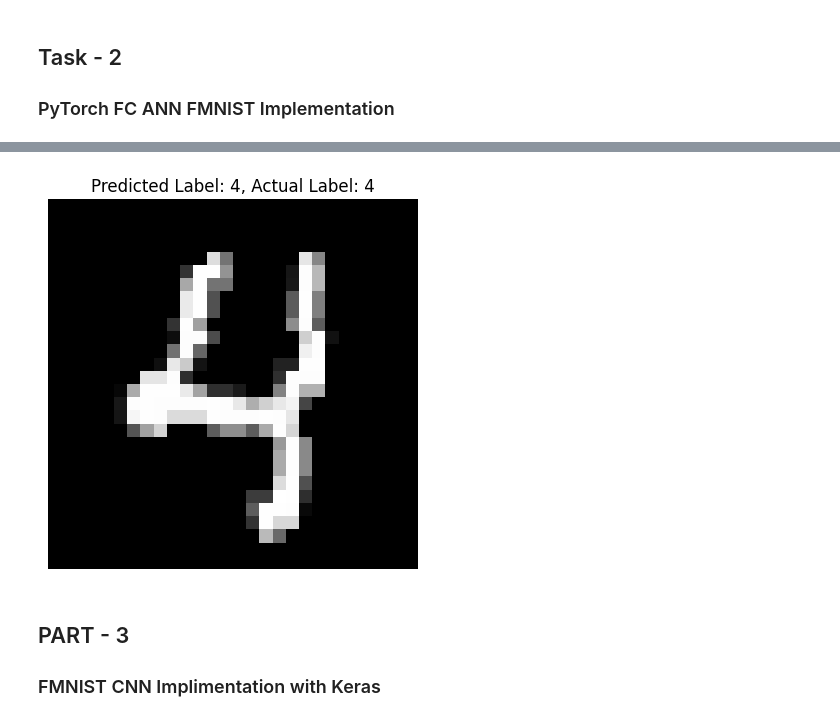
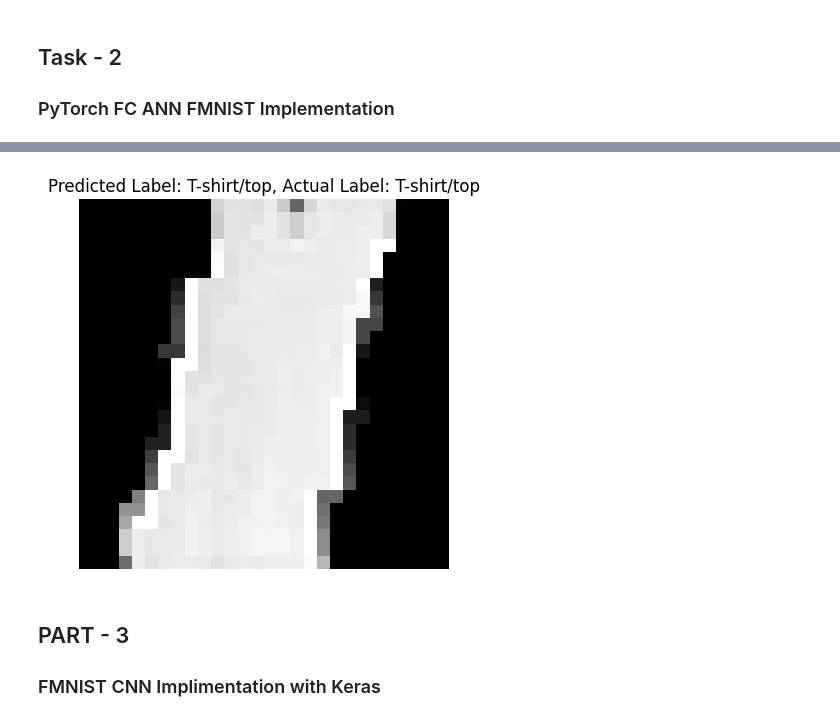
Before and after one commit to Riley94/DeepLearning_Project2, a Jupyter notebook: Fashion_MNIST-1.ipynb, the cells around one changed output, grey strips where cells are left out. Saved outputs shown, nothing was run; the diff lists cells and outputs as text; code cells hidden in the pictures.

Commit message:
finish first model

```diff
--- a/Fashion_MNIST-1.ipynb
+++ b/Fashion_MNIST-1.ipynb
@@ -170,16 +182,21 @@ Best hyperparameters: {'num_layers': 4, 'layer_size_0': 128, 'activation_0': 're
 # %%
 optuna.visualization.plot_param_importances(study)
 # %%
-model = MLP([256, 256], [nn.ReLU(), nn.Tanh()]) # from best params above
+model = MLP([256, 64], [nn.ReLU(), nn.Tanh()]) # from best params above
 # 0.002, 0.001
-learning_rate = 0.017687904254669623
+learning_rate = 0.025472423173236586
+weight_decay = 5.754345462080459e-06
+momentum = 0.5413575236280163
+batch_size = 32
 # Loss function and optimizer
 criterion = nn.CrossEntropyLoss()
-optimizer = optim.SGD(model.parameters(), lr=learning_rate, weight_decay=0.001304789704792876, momentum=0.1894720749043393)
+optimizer = optim.SGD(model.parameters(), lr=learning_rate, weight_decay=weight_decay, momentum=momentum)
 
 # Data loaders with suggested batch size
-train_loader = DataLoader(train_subset, batch_size=32, shuffle=True)
-val_loader = DataLoader(val_subset, batch_size=32, shuffle=False)
+train_loader = DataLoader(train_subset, batch_size=batch_size, shuffle=True)
+val_loader = DataLoader(val_subset, batch_size=batch_size, shuffle=False)
+
+scheduler = optim.lr_scheduler.ReduceLROnPlateau(optimizer, mode='min', factor=0.1, patience=3)
 
 # Training the neural network
 # 3, 10, 20
@@ -208,6 +225,7 @@ for epoch in range(num_epochs):
             loss = criterion(outputs, labels)
             running_loss += loss.item()
     print(f'Validation Loss: {running_loss / len(val_loader)}')
+    scheduler.step(running_loss)
     model.train()  # Set model back to training mode
 
 print('Finished Training')
@@ -456,0 +518,4 @@ Finished Training
+# %%
+model = MLP([512, 128], [nn.ReLU(), nn.Tanh()])
+optimizer = optim.Adam(model.parameters(), lr=0.0006, weight_decay=0.00016056123553795924)
+train_losses, val_losses = train_config(model, train_subset, val_subset, optimizer, num_epochs=30, use_tqdm=False)
@@ -474,20 +582,20 @@ Accuracy on test set: 0.8062
 # %%
 image_index = 27
 test_image, test_label = test_dataset[image_index]
 
 with torch.no_grad():
     model.eval()
     output = model(test_image.unsqueeze(0))
     _, predicted_label = torch.max(output, 1)
 
 test_image_numpy = test_image.squeeze().numpy()
 
 plt.imshow(test_image_numpy, cmap='gray')
-plt.title(f'Predicted Label: {predicted_label.item()}, Actual Label: {test_label}')
+plt.title(f'Predicted Label: {labels_map[predicted_label.item()]}, Actual Label: {labels_map[test_label]}')
 plt.axis('off')
 plt.show()
 # %% [output]
-[figure, old version]
+[figure, new version]
 # %% [markdown]
 ## PART - 3
 
```
Also changed, not shown: parts of 17 cells of this notebook.
